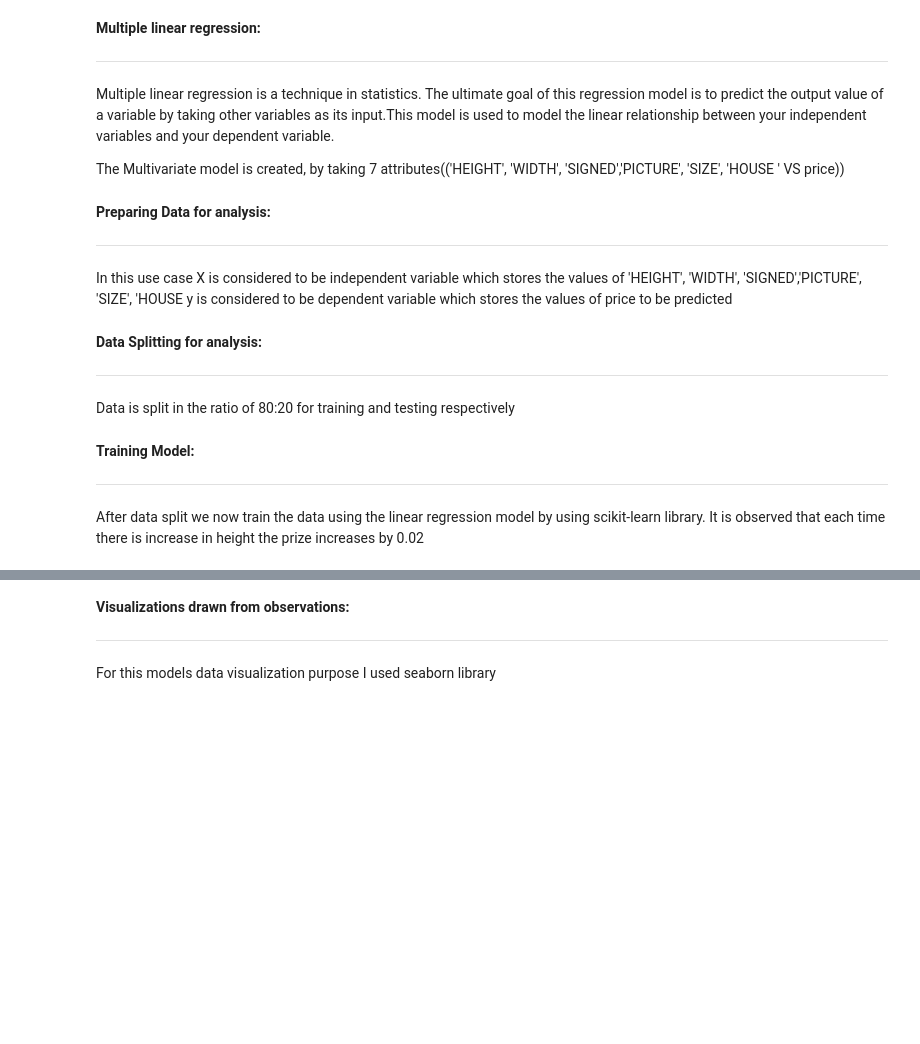
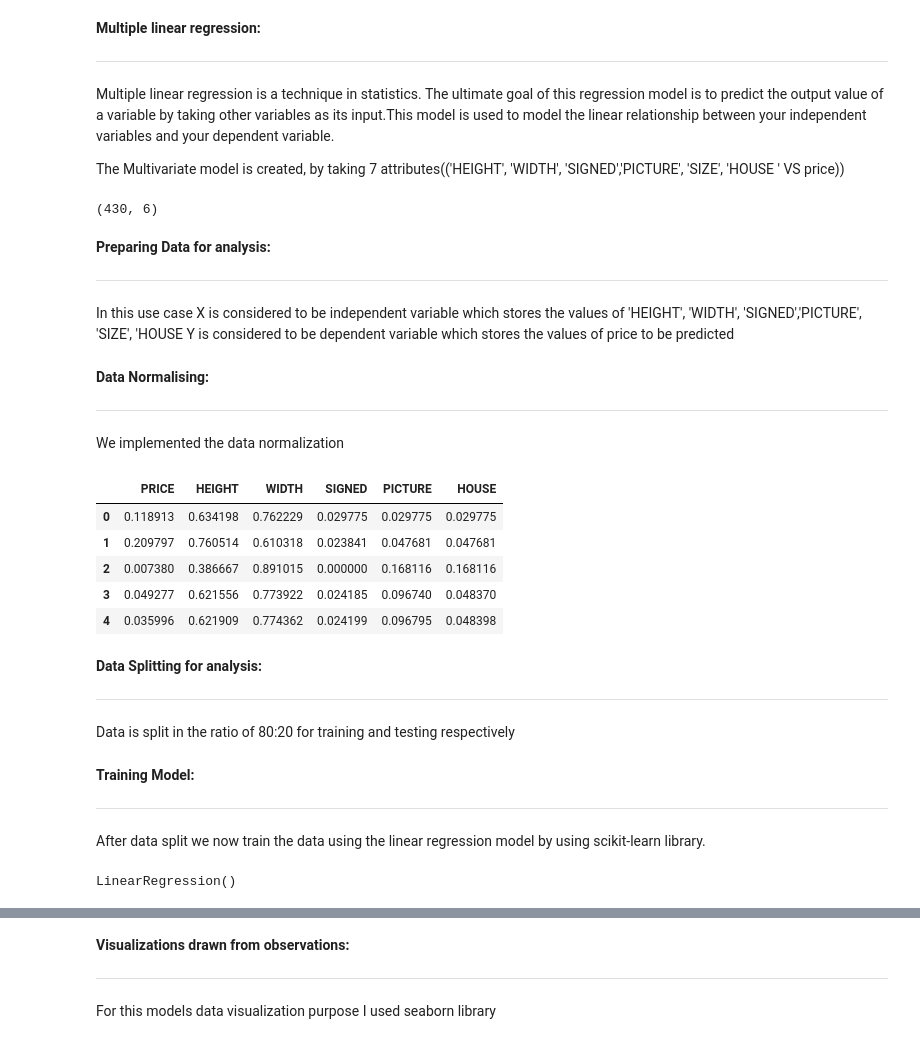
Before and after one commit to Nagmashaik123/Legal-SA, a Jupyter notebook: ShaikAssignment1.ipynb, the cells around one changed output, grey strips where cells are left out. Drawn from its saved outputs; the diff is of its cells as text; code cells hidden in the pictures; blank space fills up the shorter version.

```diff
--- a/ShaikAssignment1.ipynb
+++ b/ShaikAssignment1.ipynb
@@ -405,9 +405,32 @@ It is evident that the values are very approximate to the linear line, which ver
 Multiple linear regression is a technique in statistics. The ultimate goal of this regression model is to predict the output value of a variable by taking other variables as its input.This model is used to model the linear relationship between your independent variables and your dependent variable.
 
 The Multivariate model is created, by taking 7 attributes(('HEIGHT', 'WIDTH', 'SIGNED','PICTURE', 'SIZE', 'HOUSE ' VS price))
+# %%
+monet_df=pd.read_csv("/content/monet.csv")
+monet_df.head()
+monet_df.shape
+# %% [output]
+(430, 6)
 # %% [markdown]
 **Preparing Data for analysis:**
 
 ---
 In this use case X is considered to be independent variable which stores the values of 'HEIGHT', 'WIDTH', 'SIGNED','PICTURE', 'SIZE', 'HOUSE
-y is considered to be dependent variable which stores the values of price to be predicted
+Y is considered to be dependent variable which stores the values of price to be predicted
+# %% [markdown]
+**Data Normalising:**
+
+---
+We implemented the data normalization
+# %%
+features=['PRICE','HEIGHT','WIDTH','SIGNED','PICTURE','HOUSE']
+data = preprocessing.normalize(monet_df)
+op_df = pd.DataFrame(data, columns=features)
+op_df.head()
+# %% [output]
+|  | PRICE | HEIGHT | WIDTH | SIGNED | PICTURE | HOUSE |
+| 0 | 0.118913 | 0.634198 | 0.762229 | 0.029775 | 0.029775 | 0.029775 |
+| 1 | 0.209797 | 0.760514 | 0.610318 | 0.023841 | 0.047681 | 0.047681 |
+| 2 | 0.007380 | 0.386667 | 0.891015 | 0.000000 | 0.168116 | 0.168116 |
+| 3 | 0.049277 | 0.621556 | 0.773922 | 0.024185 | 0.096740 | 0.048370 |
+| 4 | 0.035996 | 0.621909 | 0.774362 | 0.024199 | 0.096795 | 0.048398 |
@@ -422,4 +450,7 @@ Data is split in the ratio of 80:20 for training and testing respectively
 ---
 
 After data split we now train the data using  the linear regression model  by using scikit-learn library.
-It is observed that each time there is increase in height the prize increases by 0.02
+# %%
+Linear_model.fit(X_train,Y_train)
+# %% [output]
+LinearRegression()
```
Also changed, not shown: parts of 10 cells of this notebook.
